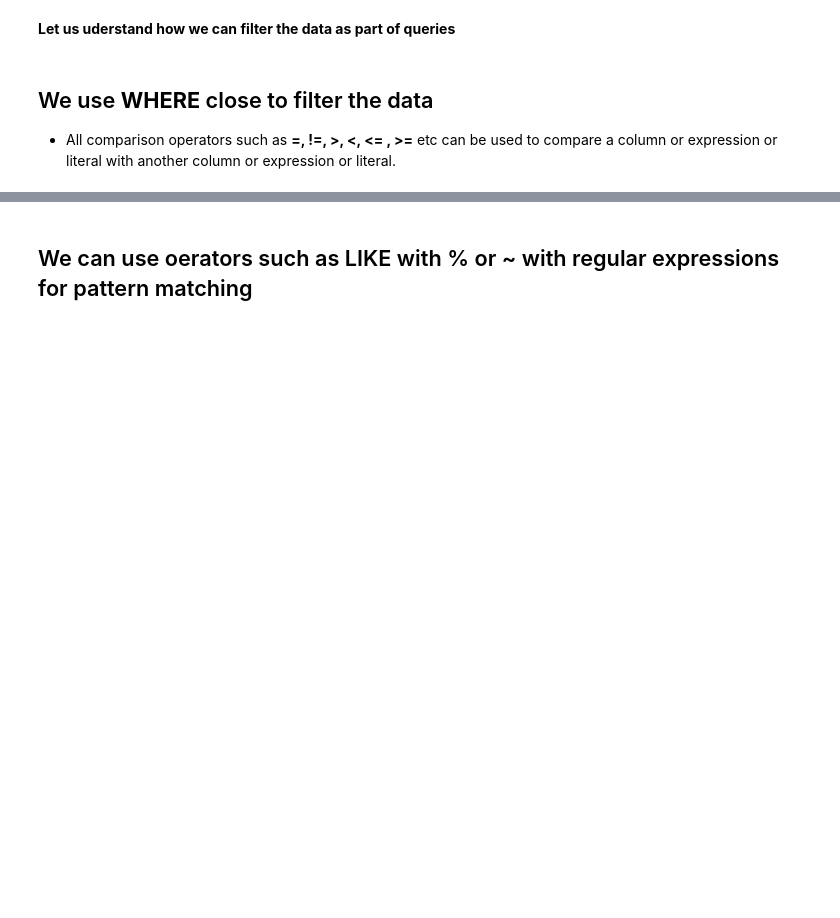
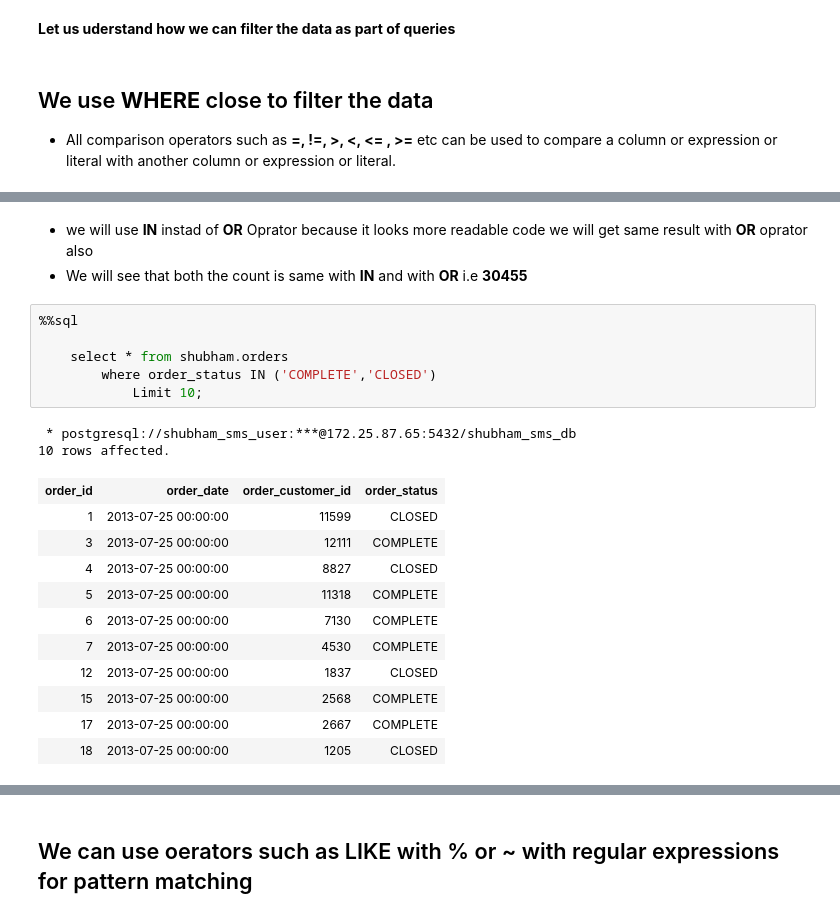
Before and after one commit to shubhammathur3110/Data-Engineering, a Jupyter notebook: material/01_SQL/Concepts/Filtering Data .ipynb, the cells around one changed output, grey strips where cells are left out. Saved outputs shown, nothing was run; the diff lists cells and outputs as text; blank space fills up the shorter version.

```diff
--- a/material/01_SQL/Concepts/Filtering Data .ipynb
+++ b/material/01_SQL/Concepts/Filtering Data .ipynb
@@ -36,0 +73,23 @@ select * from shubham.orders
+# %% [markdown]
+   - we will use **IN** instad of **OR** Oprator because it looks more readable code we will get same result with **OR** oprator also
+   - We will see that both the count is same with **IN** and with **OR** i.e **30455**
+# %%
+%%sql
+
+    select * from shubham.orders
+        where order_status IN ('COMPLETE','CLOSED')
+            Limit 10;
+# %% [output]
+ * postgresql://shubham_sms_user:***@172.25.87.65:5432/shubham_sms_db
+10 rows affected.
+| order_id | order_date | order_customer_id | order_status |
+| 1 | 2013-07-25 00:00:00 | 11599 | CLOSED |
+| 3 | 2013-07-25 00:00:00 | 12111 | COMPLETE |
+| 4 | 2013-07-25 00:00:00 | 8827 | CLOSED |
+| 5 | 2013-07-25 00:00:00 | 11318 | COMPLETE |
+| 6 | 2013-07-25 00:00:00 | 7130 | COMPLETE |
+| 7 | 2013-07-25 00:00:00 | 4530 | COMPLETE |
+| 12 | 2013-07-25 00:00:00 | 1837 | CLOSED |
+| 15 | 2013-07-25 00:00:00 | 2568 | COMPLETE |
+| 17 | 2013-07-25 00:00:00 | 2667 | COMPLETE |
+| 18 | 2013-07-25 00:00:00 | 1205 | CLOSED |
```
Also changed, not shown: parts of 31 cells of this notebook.
